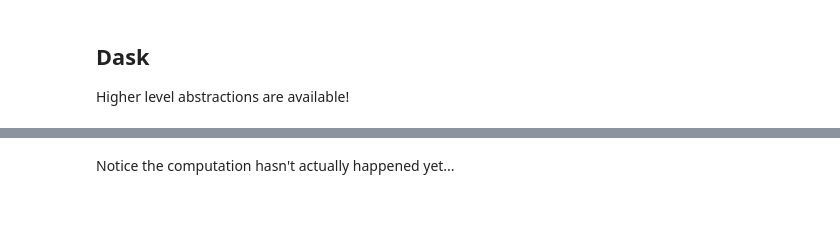
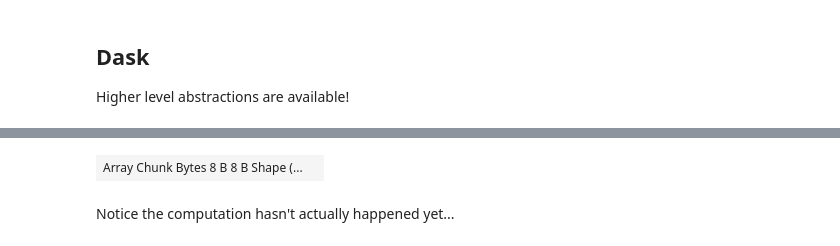
Before and after one commit to mbmilligan/msi-ipython-nb-ex, a Jupyter notebook: notebook/AdvPyFiles/MultiprocessingExample.ipynb, the cells around one changed output, grey strips where cells are left out. Cells and saved outputs as stored; diff of their text form; code cells hidden in the pictures; blank space fills up the shorter version.

```diff
--- a/notebook/AdvPyFiles/MultiprocessingExample.ipynb
+++ b/notebook/AdvPyFiles/MultiprocessingExample.ipynb
@@ -122,3 +192,7 @@ dask.array<mean_ag..., shape=(1000,), dtype=float64, chunksize=(100,)>
+# %%
+mu.sum()
+# %% [output]
+| Array Chunk Bytes 8 B 8 B Shape (... |  |
 # %% [markdown]
 Notice the computation hasn't actually happened yet...
 # %%
```
Also changed, not shown: parts of 13 cells of this notebook, 2 other files.
